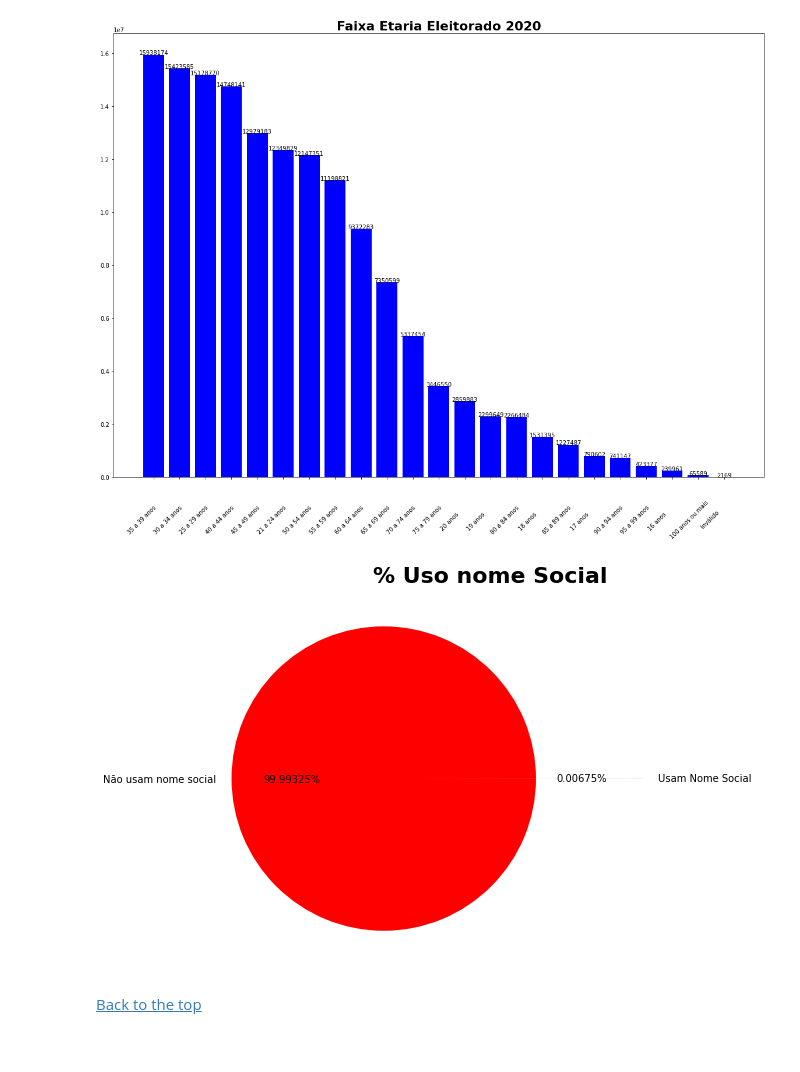
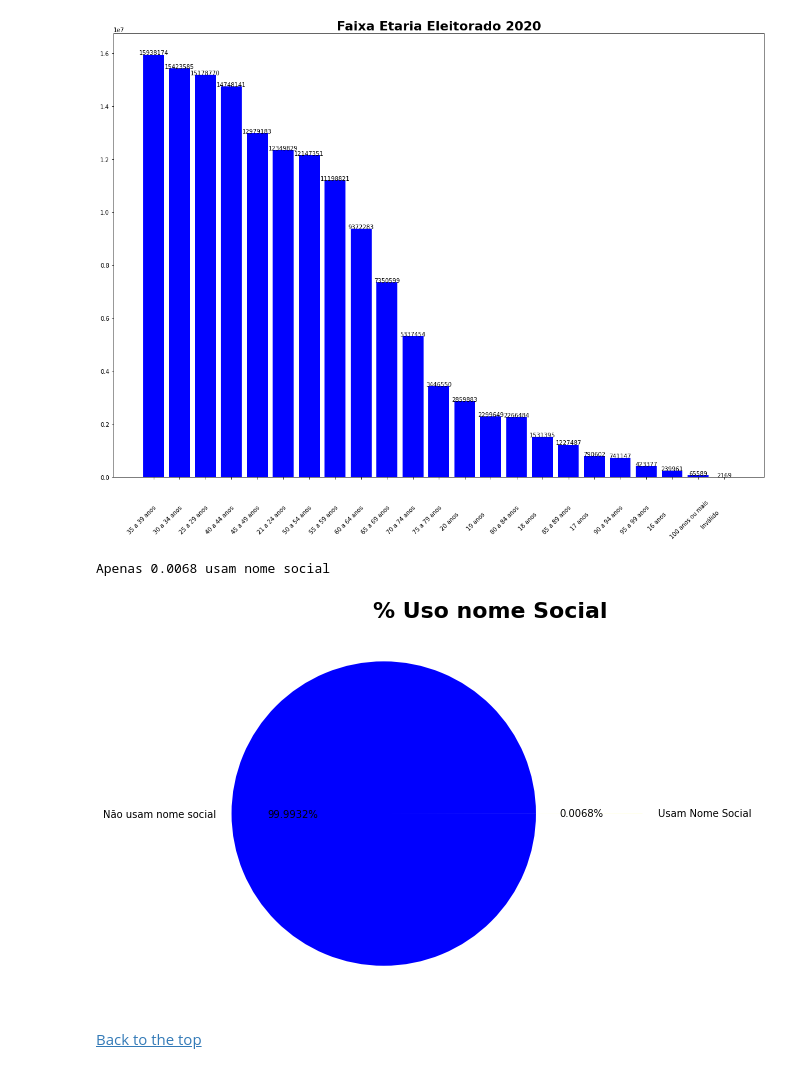
Before and after one commit to aerosdan/data-analysis, a Jupyter notebook: analise_dados_eleitorais.ipynb, the cells around one changed output. Saved outputs shown, nothing was run; the diff lists cells and outputs as text; code cells hidden in the pictures.

```diff
--- a/analise_dados_eleitorais.ipynb
+++ b/analise_dados_eleitorais.ipynb
@@ -276,7 +276,7 @@ col_eleitorado = ["NR_ANO_ELEICAO", "SG_UF", "NM_MUNICIPIO", "QTD_ELEITORES"]
 col_perfil_eleitorado = [
     "ANO_ELEICAO", "SG_UF", "NM_MUNICIPIO", "DS_ESTADO_CIVIL", "CD_FAIXA_ETARIA", "DS_FAIXA_ETARIA",
     "CD_GRAU_ESCOLARIDADE", "DS_GRAU_ESCOLARIDADE", "QT_ELEITORES_PERFIL",
-    "QT_ELEITORES_INC_NM_SOCIAL", "DS_GENERO"]
+    "QT_ELEITORES_INC_NM_SOCIAL", "DS_GENERO", "QT_ELEITORES_BIOMETRIA"]
 col_abstencao = ["NR_TURNO", "NM_MUNICIPIO", "QT_APTOS", "QT_COMPARECIMENTO", "QT_ABSTENCAO"]
 col_despesas = ["NM_UE", "DS_CARGO", "NM_CANDIDATO", "VR_DESPESA_CONTRATADA" ]
 # %%
@@ -418,18 +403,21 @@ plt.xticks(rotation=45)
 plt.show()
 # %% [output]
 [figure]
+# %%
+total_eleitores = df_perfil_eleitorado.QT_ELEITORES_PERFIL.sum()
+eleitores_nm_social = df_perfil_eleitorado.QT_ELEITORES_INC_NM_SOCIAL.sum()
+pct_social_name_used = (eleitores_nm_social/total_eleitores)*100
+
+print(f'Apenas {round(pct_social_name_used,4)} usam nome social')
+# %% [output]
+Apenas 0.0068 usam nome social
 # %%
-total_eleitores = df_perfil_eleitorado.QT_ELEITORES_PERFIL.sum()
-eleitores_nm_social = df_perfil_eleitorado.QT_ELEITORES_INC_NM_SOCIAL.sum()
-pct_social_name_used = (eleitores_nm_social/total_eleitores)*100
-
-
 plt.figure(figsize=(15,7))
 plt.title('% Uso nome Social',fontdict=title_font)
-plt.pie([pct_social_name_used, 100-pct_social_name_used], explode=[0,0.7], labels=['Usam Nome Social', 'Não usam nome social'], autopct='%2.5f%%', colors=['green','red'])
+plt.pie([pct_social_name_used, 100-pct_social_name_used], explode=[0,0.7], labels=['Usam Nome Social', 'Não usam nome social'], autopct='%2.4f%%', colors=['yellow','blue'])
 plt.show()
 # %% [output]
-[figure, old version]
+[figure, new version]
 # %% [markdown]
 [Back to the top](#index)
 # %% [markdown]
```
Also changed, not shown: parts of 25 cells of this notebook.
